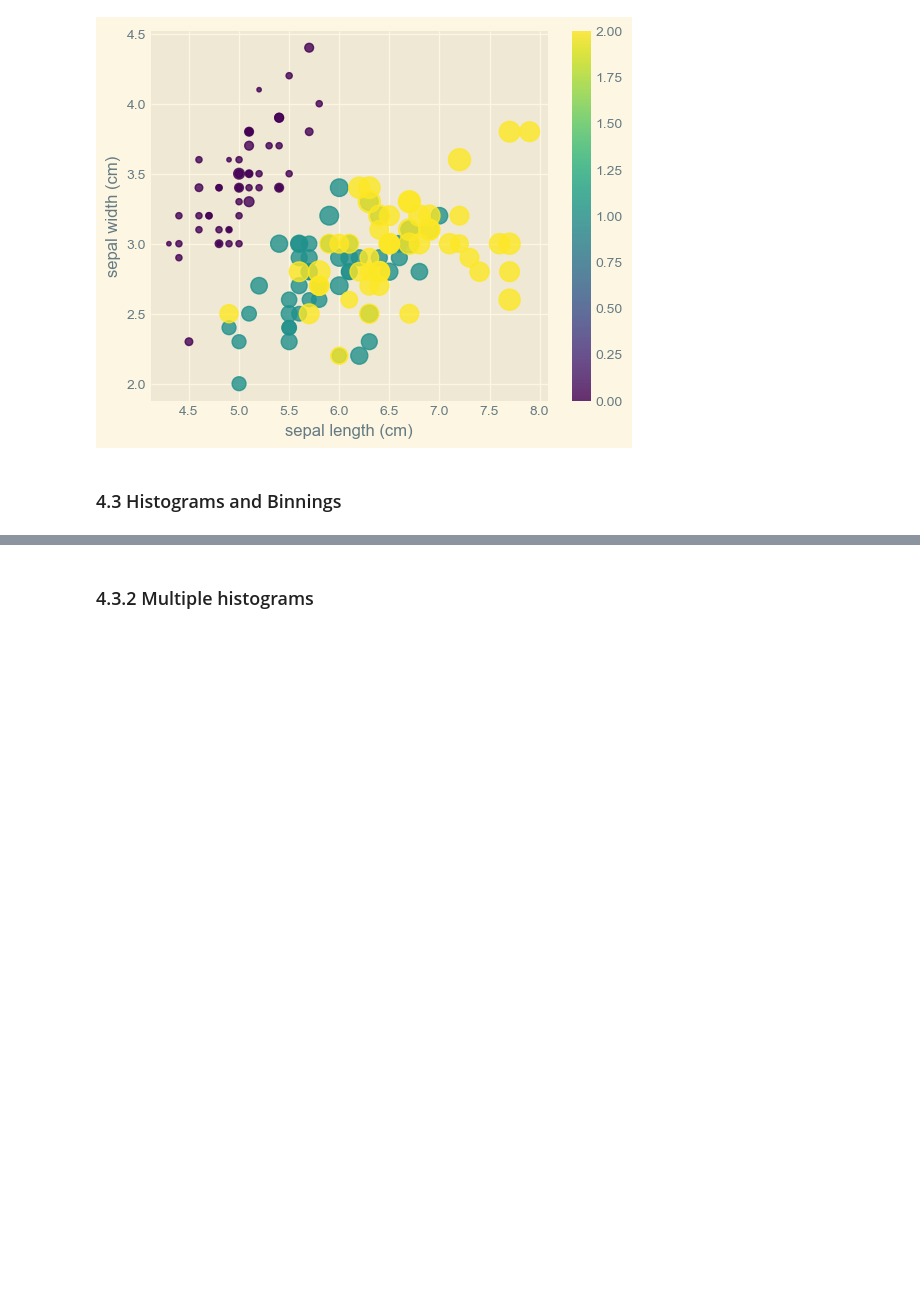
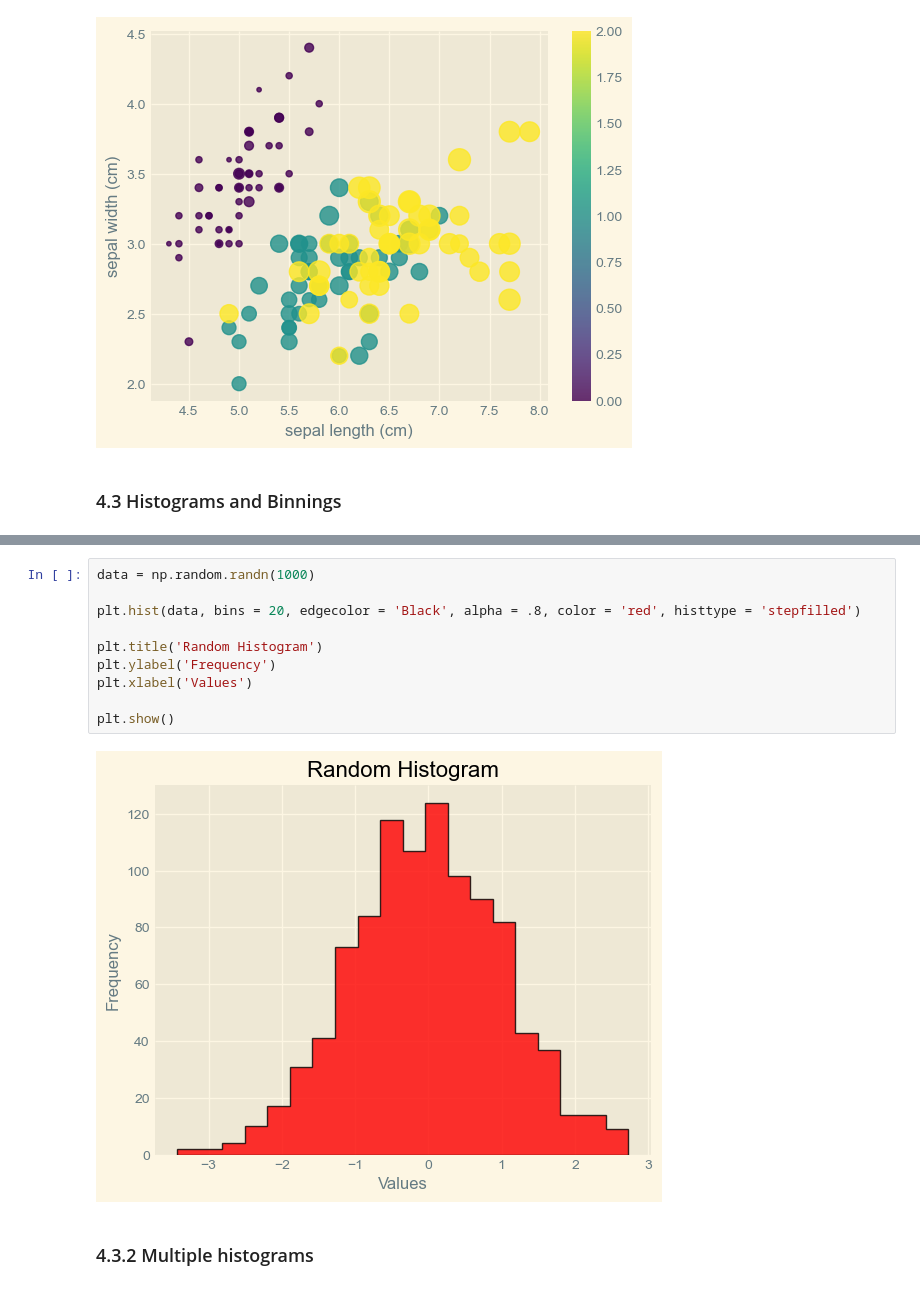
Before and after one commit to abhinav2805-ux/Data-Science, a Jupyter notebook: Data Analysis with python/Matplotlib in one video/matplotlib.ipynb, the cells around one changed output, grey strips where cells are left out. Saved outputs shown, nothing was run; the diff lists cells and outputs as text; blank space fills up the shorter version.

```diff
--- a/Data Analysis with python/Matplotlib in one video/matplotlib.ipynb
+++ b/Data Analysis with python/Matplotlib in one video/matplotlib.ipynb
@@ -329,2 +346,14 @@ plt.show()
+# %%
+data = np.random.randn(1000)
+
+plt.hist(data, bins = 20, edgecolor = 'Black', alpha = .8, color = 'red', histtype = 'stepfilled')
+
+plt.title('Random Histogram')
+plt.ylabel('Frequency')
+plt.xlabel('Values')
+
+plt.show()
+# %% [output]
+[figure, added]
 # %% [markdown]
 ### 4.3.2 Multiple histograms
```
Also changed, not shown: parts of 20 cells of this notebook.
